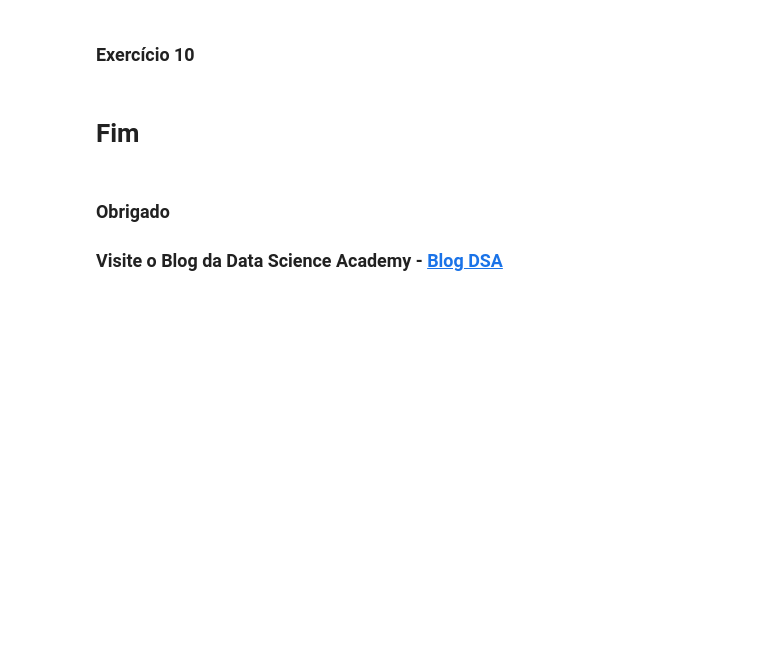
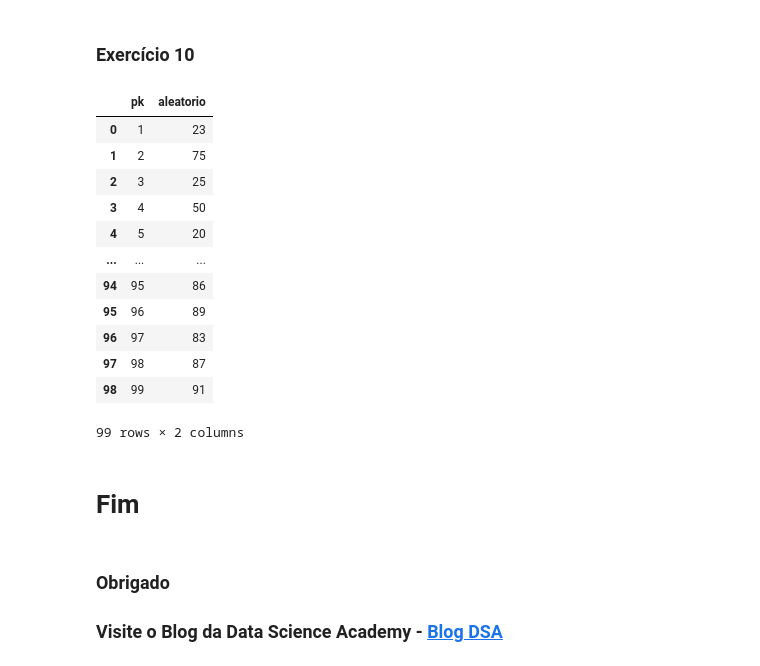
Before and after one commit to fabiodm7/dsaPythonFundamentos, a Jupyter notebook: Cap08/Notebooks/DSA-Python-Cap08-Exercicios.ipynb, the cells around one changed output. Saved outputs shown, nothing was run; the diff lists cells and outputs as text; code cells hidden in the pictures; blank space fills up the shorter version.

Commit message:
cap 08 exercicios

```diff
--- a/Cap08/Notebooks/DSA-Python-Cap08-Exercicios.ipynb
+++ b/Cap08/Notebooks/DSA-Python-Cap08-Exercicios.ipynb
@@ -187,3 +207,40 @@ resp
+# %%
+# Crie um banco de dados no SQLite, crie uma tabela, insira registros,
+# consulte a tabela e retorne os dados em dataframe do Pandas
+import sqlite3 as sql
+from random import sample
+
+conn = sql.connect('exe10.db')
+cur = conn.cursor()
+cur.execute('''CREATE TABLE IF NOT EXISTS exercicio
+               (pk INTEGER PRIMARY KEY ASC AUTOINCREMENT, aleatorio INTEGER)''')
+valores = range(1,100)
+lista = sample(valores,k=len(valores))
+
+for i in lista:
+    cur.execute('''INSERT INTO exercicio (aleatorio) VALUES (?)''',[i])
+
+conn.commit()
+
+df = pd.read_sql('''SELECT * FROM exercicio''', conn)
+
+conn.close()
+
+df
+# %% [output]
+|  | pk | aleatorio |
+| 0 | 1 | 23 |
+| 1 | 2 | 75 |
+| 2 | 3 | 25 |
+| 3 | 4 | 50 |
+| 4 | 5 | 20 |
+| ... | ... | ... |
+| 94 | 95 | 86 |
+| 95 | 96 | 89 |
+| 96 | 97 | 83 |
+| 97 | 98 | 87 |
+| 98 | 99 | 91 |
+99 rows × 2 columns
 # %% [markdown]
 # Fim
 # %% [markdown]
```
Also changed, not shown: parts of 6 cells of this notebook.
